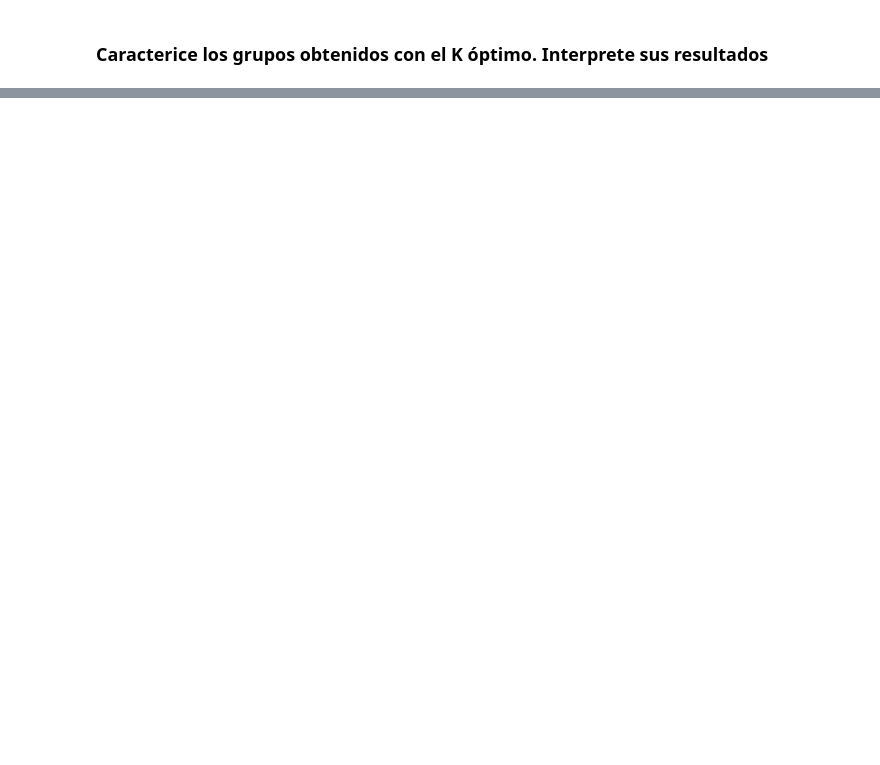
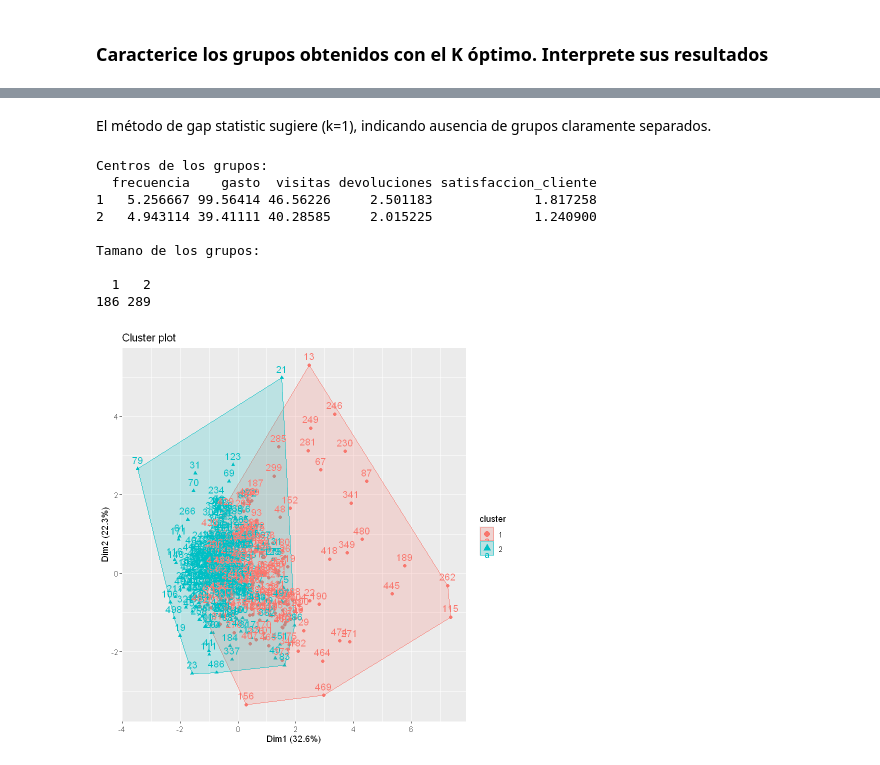
Before and after one commit to Tolally/info257-aprendizaje-de-maquinas-algoritmos-no-supervisados, a Jupyter notebook: Clustering_Grupo16.ipynb, the cells around one changed output, grey strips where cells are left out. Cells and saved outputs as stored; diff of their text form; code cells hidden in the pictures; blank space fills up the shorter version.

```diff
--- a/Clustering_Grupo16.ipynb
+++ b/Clustering_Grupo16.ipynb
@@ -371,0 +374,24 @@ fviz_cluster(cl2, df2)
+# %% [markdown]
+El método de gap statistic sugiere (k=1), indicando ausencia de grupos claramente separados.
+# %%
+# K-means con k optimo (cambiar segun el grafico anterior)
+k_opt2 <- 2
+cl2 <- kmeans(df2, k_opt2, iter.max = 1000, nstart = 10)
+cat("Centros de los grupos:\n")
+print(cl2$centers)
+cat("\nTamano de los grupos:\n")
+print(table(cl2$cluster))
+
+df2 <- data.frame(datos2)
+fviz_cluster(cl2, df2)
+# %% [output]
+Centros de los grupos:
+  frecuencia    gasto  visitas devoluciones satisfaccion_cliente
+1   5.256667 99.56414 46.56226     2.501183             1.817258
+2   4.943114 39.41111 40.28585     2.015225             1.240900
+
+Tamano de los grupos:
+
+  1   2
+186 289
+[figure, added]
```
Also changed, not shown: parts of 18 cells of this notebook.
